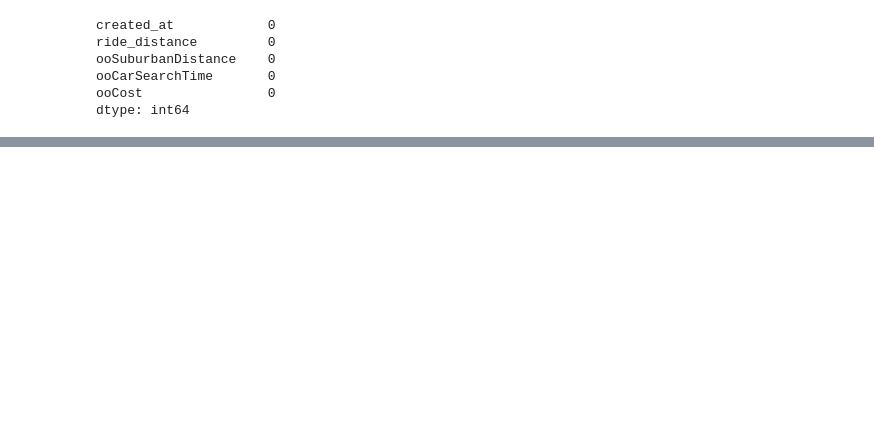
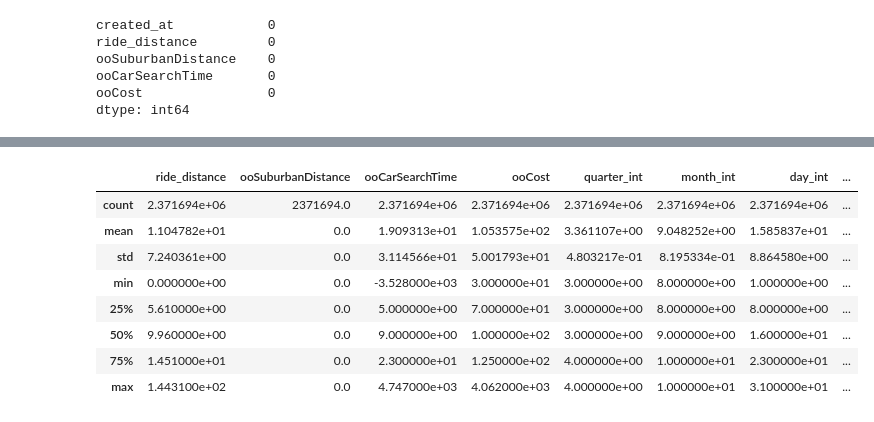
Before and after one commit to arxitekton/lvds2018, a Jupyter notebook: Uklon_project_v1.ipynb, the cells around one changed output, grey strips where cells are left out. Drawn from its saved outputs; the diff is of its cells as text; code cells hidden in the pictures; blank space fills up the shorter version.

```diff
--- a/Uklon_project_v1.ipynb
+++ b/Uklon_project_v1.ipynb
@@ -118,0 +154,12 @@ data.shape
+# %%
+data.describe()
+# %% [output]
+|  | ride_distance | ooSuburbanDistance | ooCarSearchTime | ooCost | quarter_int | month_int | day_int | ... |
+| count | 2.371694e+06 | 2371694.0 | 2.371694e+06 | 2.371694e+06 | 2.371694e+06 | 2.371694e+06 | 2.371694e+06 | ... |
+| mean | 1.104782e+01 | 0.0 | 1.909313e+01 | 1.053575e+02 | 3.361107e+00 | 9.048252e+00 | 1.585837e+01 | ... |
+| std | 7.240361e+00 | 0.0 | 3.114566e+01 | 5.001793e+01 | 4.803217e-01 | 8.195334e-01 | 8.864580e+00 | ... |
+| min | 0.000000e+00 | 0.0 | -3.528000e+03 | 3.000000e+01 | 3.000000e+00 | 8.000000e+00 | 1.000000e+00 | ... |
+| 25% | 5.610000e+00 | 0.0 | 5.000000e+00 | 7.000000e+01 | 3.000000e+00 | 8.000000e+00 | 8.000000e+00 | ... |
+| 50% | 9.960000e+00 | 0.0 | 9.000000e+00 | 1.000000e+02 | 3.000000e+00 | 9.000000e+00 | 1.600000e+01 | ... |
+| 75% | 1.451000e+01 | 0.0 | 2.300000e+01 | 1.250000e+02 | 4.000000e+00 | 1.000000e+01 | 2.300000e+01 | ... |
+| max | 1.443100e+02 | 0.0 | 4.747000e+03 | 4.062000e+03 | 4.000000e+00 | 1.000000e+01 | 3.100000e+01 | ... |
```
Also changed, not shown: parts of 24 cells of this notebook.
